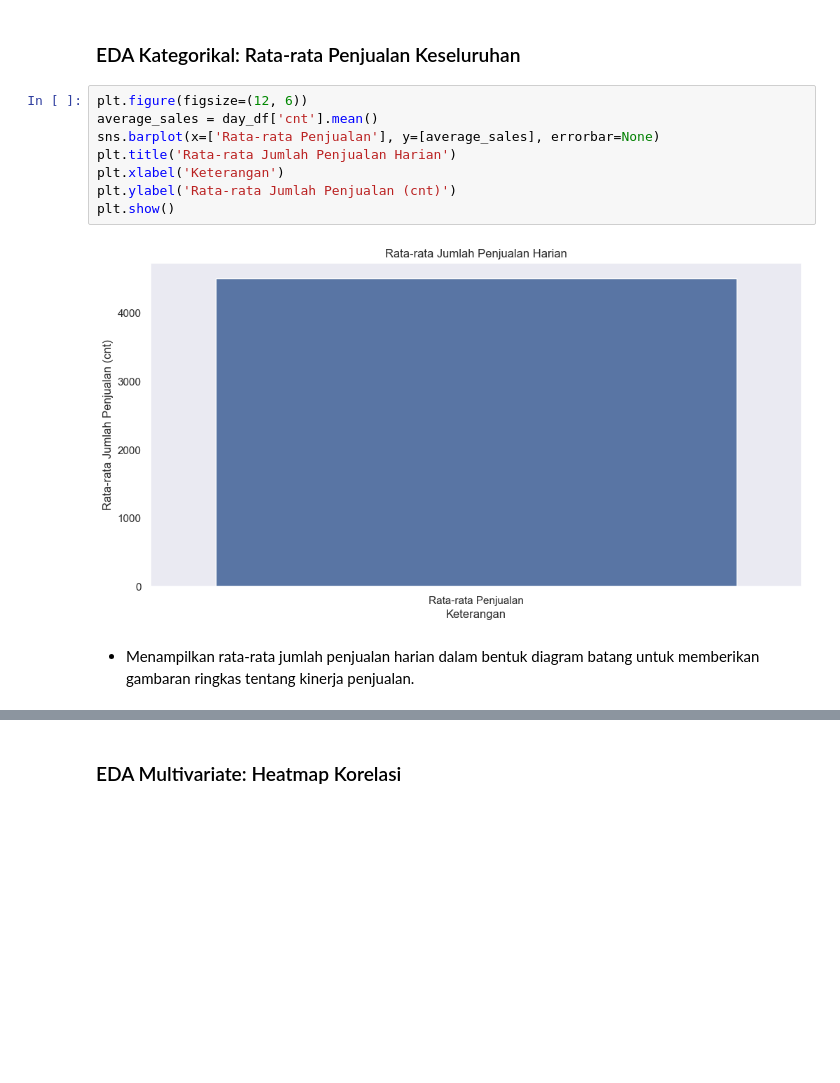
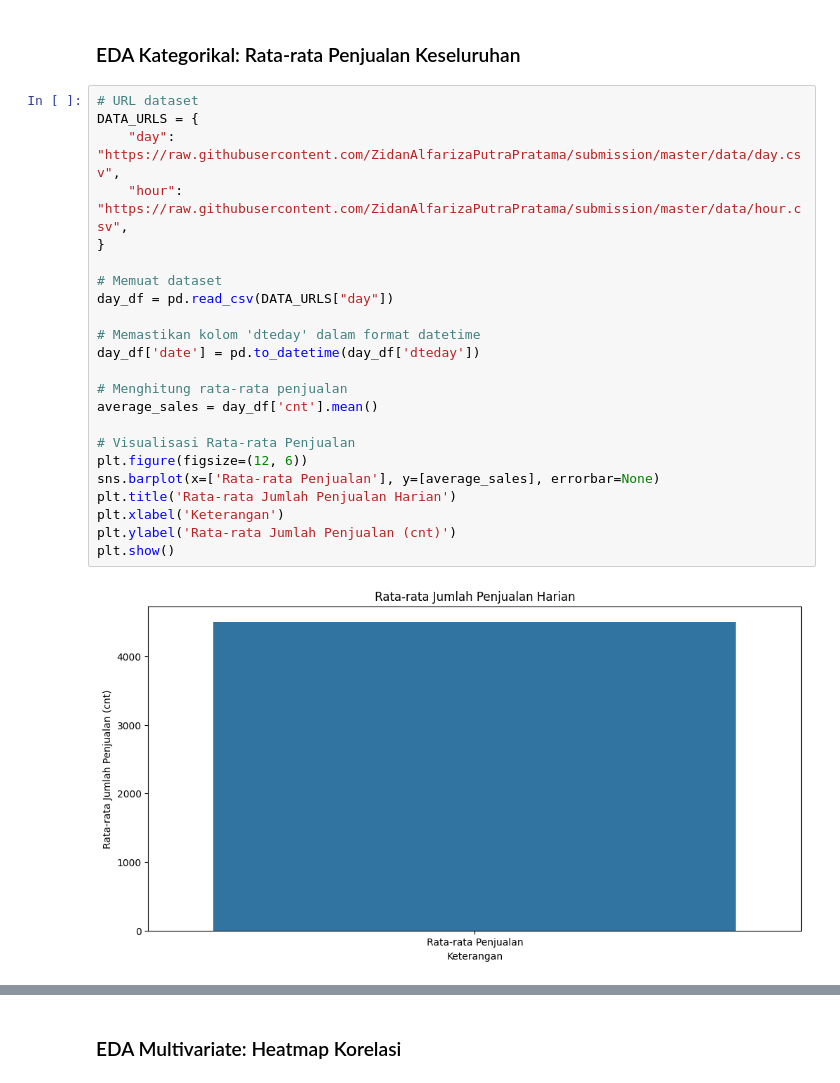
Before and after one commit to ZidanAlfarizaPutraPratama/submission, a Jupyter notebook: notebook.ipynb, the cells around one changed output, grey strips where cells are left out. Saved outputs shown, nothing was run; the diff lists cells and outputs as text; blank space fills up the shorter version.

```diff
--- a/notebook.ipynb
+++ b/notebook.ipynb
@@ -204,14 +299,27 @@ plt.show()
 # %% [markdown]
 ### EDA Kategorikal: Rata-rata Penjualan Keseluruhan
 # %%
+# URL dataset
+DATA_URLS = {
+    "day": "https://raw.githubusercontent.com/ZidanAlfarizaPutraPratama/submission/master/data/day.csv",
+    "hour": "https://raw.githubusercontent.com/ZidanAlfarizaPutraPratama/submission/master/data/hour.csv",
+}
+
+# Memuat dataset
+day_df = pd.read_csv(DATA_URLS["day"])
+
+# Memastikan kolom 'dteday' dalam format datetime
+day_df['date'] = pd.to_datetime(day_df['dteday'])
+
+# Menghitung rata-rata penjualan
+average_sales = day_df['cnt'].mean()
+
+# Visualisasi Rata-rata Penjualan
 plt.figure(figsize=(12, 6))
-average_sales = day_df['cnt'].mean()
 sns.barplot(x=['Rata-rata Penjualan'], y=[average_sales], errorbar=None)
 plt.title('Rata-rata Jumlah Penjualan Harian')
 plt.xlabel('Keterangan')
 plt.ylabel('Rata-rata Jumlah Penjualan (cnt)')
 plt.show()
 # %% [output]
-[figure, old version]
+[figure, new version]
-# %% [markdown]
-- Menampilkan rata-rata jumlah penjualan harian dalam bentuk diagram batang untuk memberikan gambaran ringkas tentang kinerja penjualan.
```
Also changed, not shown: parts of 59 cells of this notebook, 1 other file.
